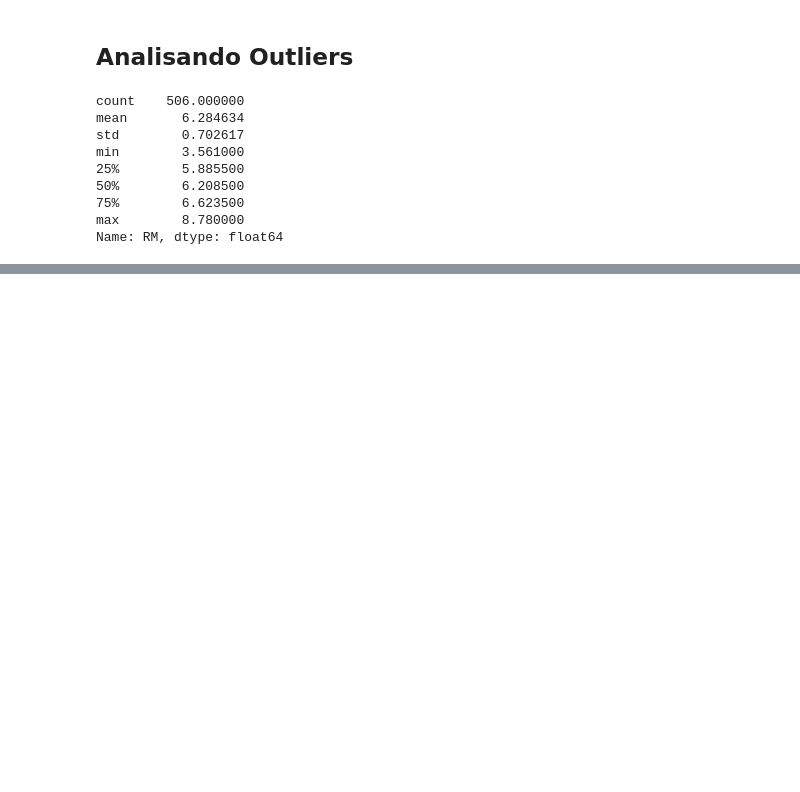
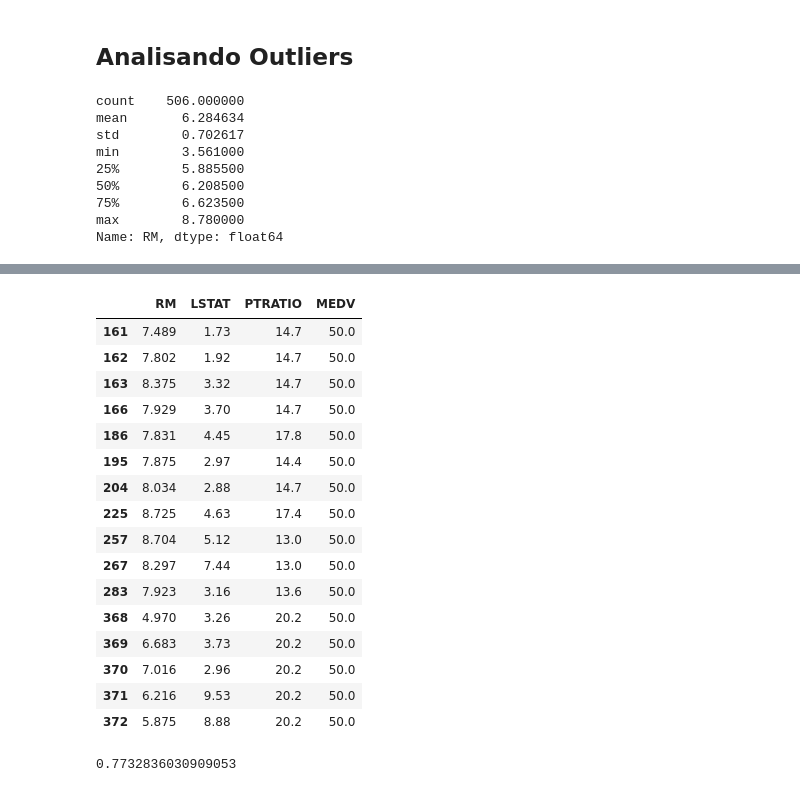
Before and after one commit to victorbertoldo/py, a Jupyter notebook: minerando/ep2.ipynb, the cells around one changed output, grey strips where cells are left out. Drawn from its saved outputs; the diff is of its cells as text; code cells hidden in the pictures; blank space fills up the shorter version.

```diff
--- a/minerando/ep2.ipynb
+++ b/minerando/ep2.ipynb
@@ -88,0 +150,21 @@ Name: RM, dtype: float64
+# %%
+# IMprimindo 16 maiores valores MEDV em comparação com outras variaveis
+data[['RM', 'LSTAT', 'PTRATIO', 'MEDV']].nlargest(16, 'MEDV')
+# %% [output]
+|  | RM | LSTAT | PTRATIO | MEDV |
+| 161 | 7.489 | 1.73 | 14.7 | 50.0 |
+| 162 | 7.802 | 1.92 | 14.7 | 50.0 |
+| 163 | 8.375 | 3.32 | 14.7 | 50.0 |
+| 166 | 7.929 | 3.70 | 14.7 | 50.0 |
+| 186 | 7.831 | 4.45 | 17.8 | 50.0 |
+| 195 | 7.875 | 2.97 | 14.4 | 50.0 |
+| 204 | 8.034 | 2.88 | 14.7 | 50.0 |
+| 225 | 8.725 | 4.63 | 17.4 | 50.0 |
+| 257 | 8.704 | 5.12 | 13.0 | 50.0 |
+| 267 | 8.297 | 7.44 | 13.0 | 50.0 |
+| 283 | 7.923 | 3.16 | 13.6 | 50.0 |
+| 368 | 4.970 | 3.26 | 20.2 | 50.0 |
+| 369 | 6.683 | 3.73 | 20.2 | 50.0 |
+| 370 | 7.016 | 2.96 | 20.2 | 50.0 |
+| 371 | 6.216 | 9.53 | 20.2 | 50.0 |
+| 372 | 5.875 | 8.88 | 20.2 | 50.0 |
@@ -88,0 +186,5 @@ Name: RM, dtype: float64
+# %%
+# Imprimindo o coeficiente de pearson para verificar novamente a inclinação da distribuição
+stats.skew(data.MEDV)
+# %% [output]
+0.7732836030909053
```
Also changed, not shown: parts of 34 cells of this notebook, 1 other file.
